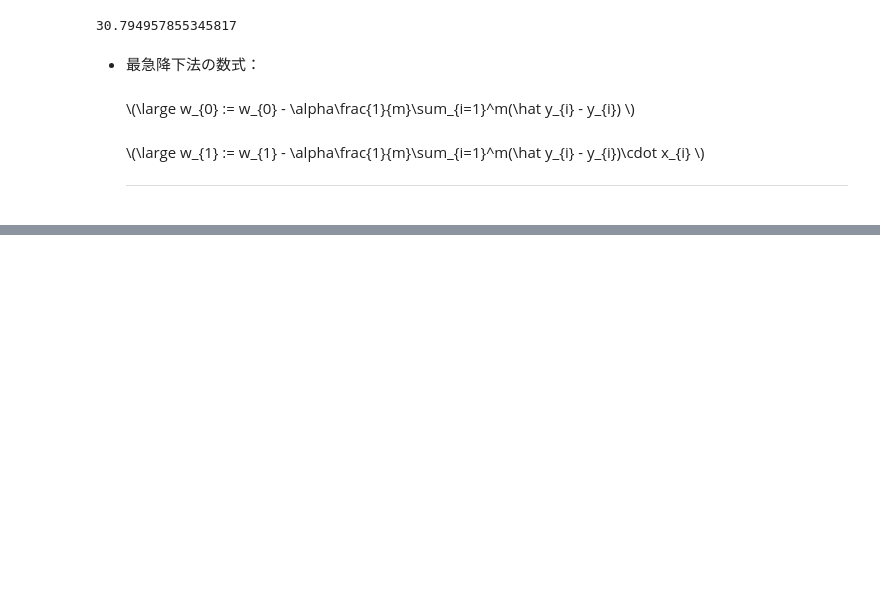
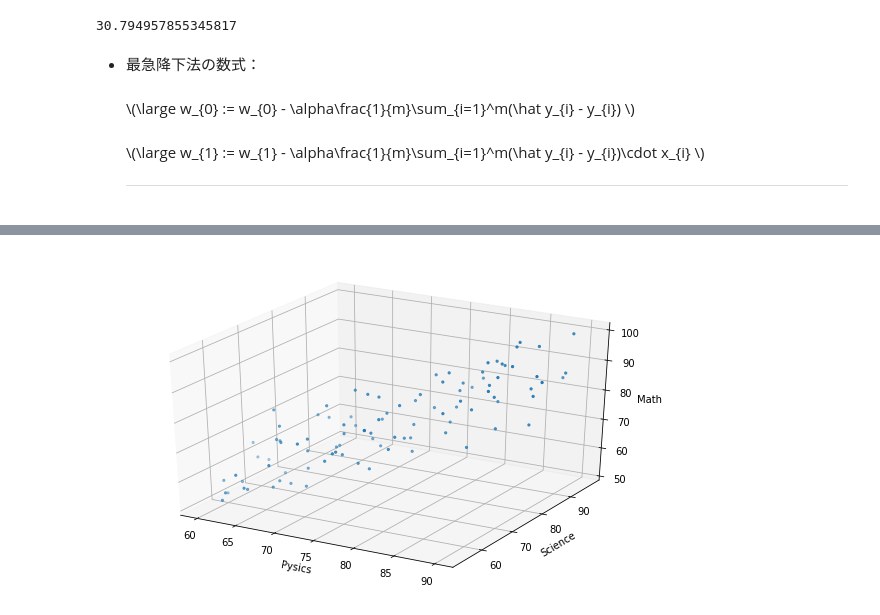
Before and after one commit to qqinxl2015/machine-learning-basic, a Jupyter notebook: Coursera-AndrewNg-MachineLearning/machine-learning-ex1/ex1.ipynb, the cells around one changed output, grey strips where cells are left out. Cells and saved outputs as stored; diff of their text form; code cells hidden in the pictures; blank space fills up the shorter version.

```diff
--- a/Coursera-AndrewNg-MachineLearning/machine-learning-ex1/ex1.ipynb
+++ b/Coursera-AndrewNg-MachineLearning/machine-learning-ex1/ex1.ipynb
@@ -149,3 +180,13 @@ $\large J\left( {\theta_{0}},{\theta_{1}}...{\theta_{n}} \right)=\frac{1}{2m}\su
 
 
 $\begin{align*} & \text{repeat until convergence:} \; \lbrace \newline \; & \theta_0 := \theta_0 - \alpha \frac{1}{m} \sum\limits_{i=1}^{m} (h_\theta(x^{(i)}) - y^{(i)}) \cdot x_0^{(i)}\newline \; & \theta_1 := \theta_1 - \alpha \frac{1}{m} \sum\limits_{i=1}^{m} (h_\theta(x^{(i)}) - y^{(i)}) \cdot x_1^{(i)} \newline \; & \theta_2 := \theta_2 - \alpha \frac{1}{m} \sum\limits_{i=1}^{m} (h_\theta(x^{(i)}) - y^{(i)}) \cdot x_2^{(i)} \newline & \cdots \newline \rbrace \end{align*}$
+# %%
+data = np.loadtxt('./sample_data/01_data_02.csv', delimiter=",", skiprows=1)
+
+X = data[:,:3]
+Y = data[:,3]
+m = len(Y)
+print(m)
+#データの確認
+for i in range(10):
+    print("x=[{:.0f} {:.0f} {:.0f}], y= {:.0f}".format(X[i,0], X[i,1], X[i,2], Y[i]))
@@ -151,0 +205,14 @@ $\begin{align*} & \text{repeat until convergence:} \; \lbrace \newline \; & \the
+# %%
+flg = plt.figure()
+ax = flg.gca(projection='3d')    # <- axes3dをインポートしていないとエラーになる。
+ax.set_xlabel('Pysics')
+ax.set_ylabel('Science')
+ax.set_zlabel('Math')
+scatter = ax.scatter3D(data[:,0], data[:,1], data[:,3],
+                       s=5,                    # マーカーのサイズ
+                       #c=Z,                    # 色分けに使う数値（任意の数値を指定可）
+                       cmap=plt.cm.viridis)    # 色のパターン
+#plt.colorbar(scatter)                          # カラーバーを表示（省略可）
+plt.show()
+# %% [output]
+[figure, added]
```
Also changed, not shown: parts of 16 cells of this notebook, 2 other files.
